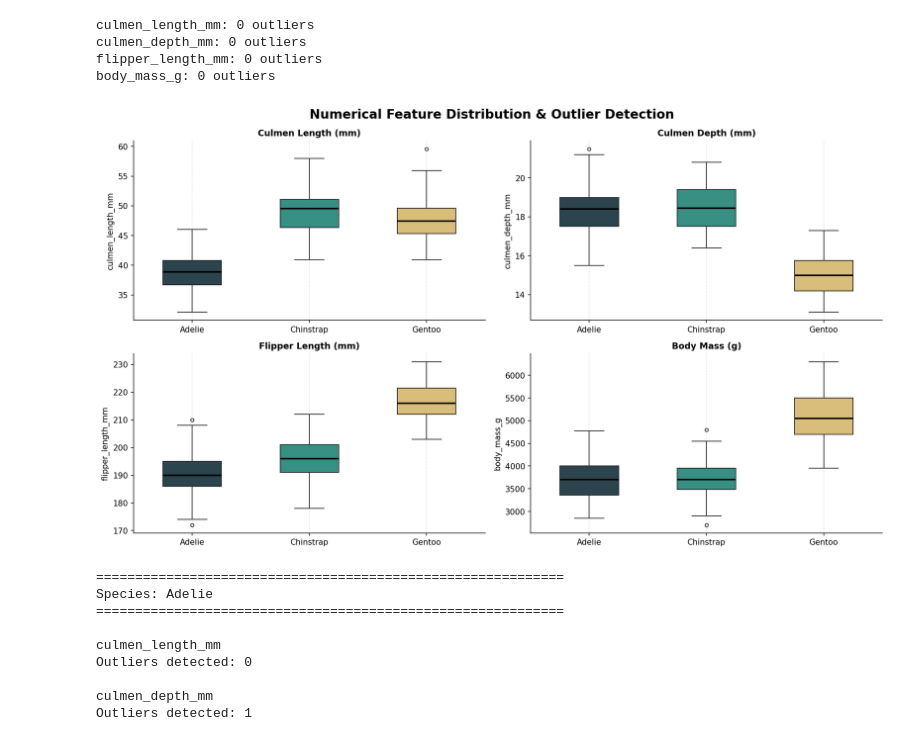
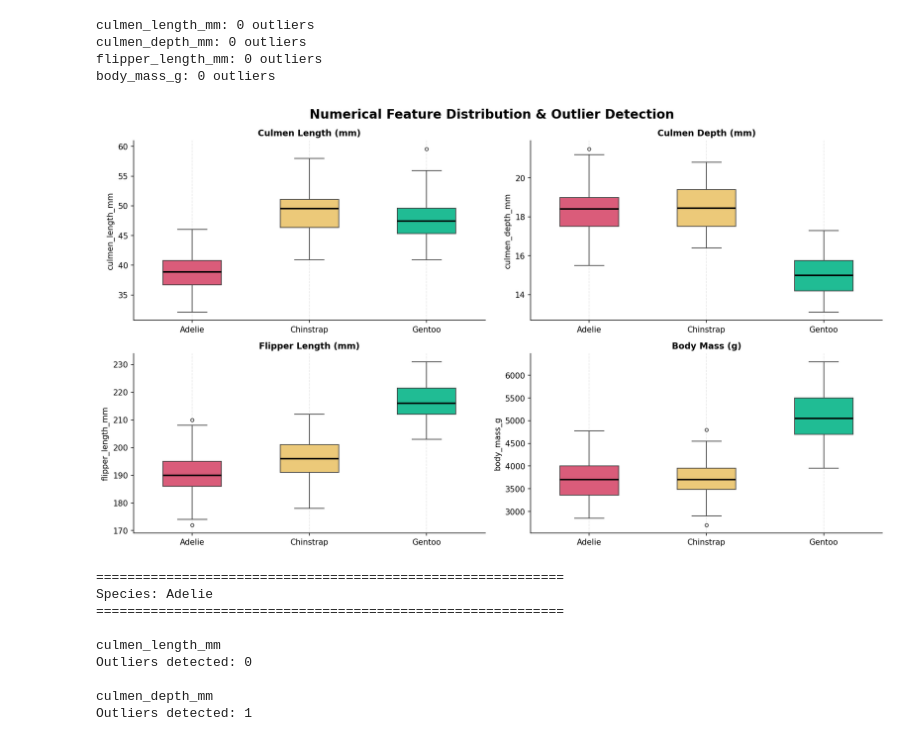
Before and after one commit to Leow14/Penguin-DF, a Jupyter notebook: notebook.ipynb, the cells around one changed output. Saved outputs shown, nothing was run; the diff lists cells and outputs as text; code cells hidden in the pictures.

```diff
--- a/notebook.ipynb
+++ b/notebook.ipynb
@@ -370,10 +370,11 @@ label_map = {
     "body_mass_g": "Body Mass (g)"
 }
 
+
 species_palette = {
-    "Adelie": "#264653",
-    "Chinstrap": "#2A9D8F",
-    "Gentoo": "#E9C46A"
+    "Adelie": "#EF476F",
+    "Chinstrap": "#FFD166",
+    "Gentoo": "#06D6A0"
 }
 
 n_cols = len(numerical_col)
@@ -404,34 +405,34 @@ for i, col in enumerate(numerical_col):
 
     axes[i].set_title(
         label_map[col],
         fontsize=11,
         fontweight="bold"
     )
 
 
     axes[i].set_xlabel("")
     axes[i].grid(
         axis="x",
         linestyle="--",
         alpha=0.3
     )
 
 for j in range(n_cols, len(axes)):
     axes[j].axis("off")
 
 fig.suptitle(
     "Numerical Feature Distribution & Outlier Detection",
     fontsize=16,
     fontweight="bold"
 )
 
 sns.despine()
 
 plt.tight_layout()
 
 plt.show()
 # %% [output]
-[figure, old version]
+[figure, new version]
 # %%
 # Detecting numerical outliers using the IQR method
 
```
Also changed, not shown: parts of 4 cells of this notebook.
